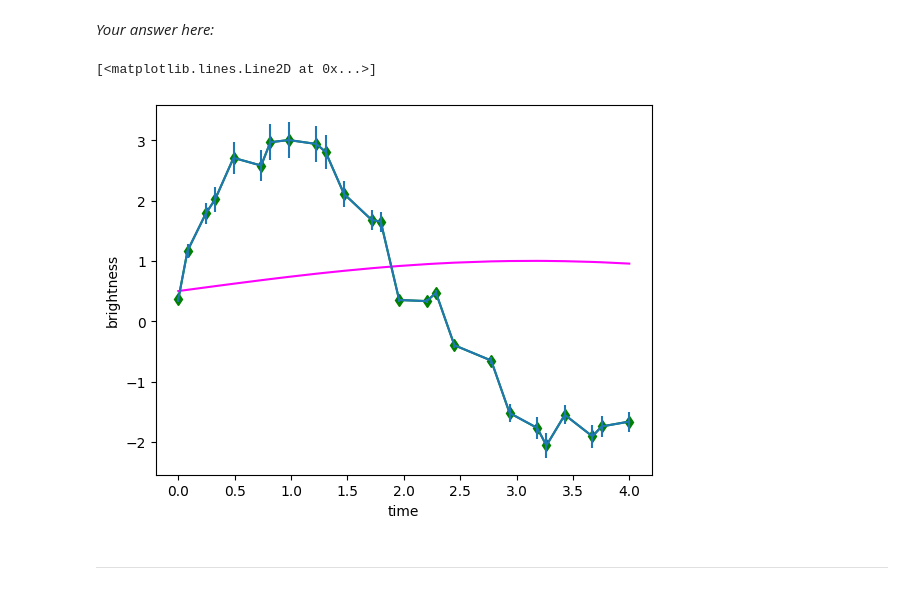
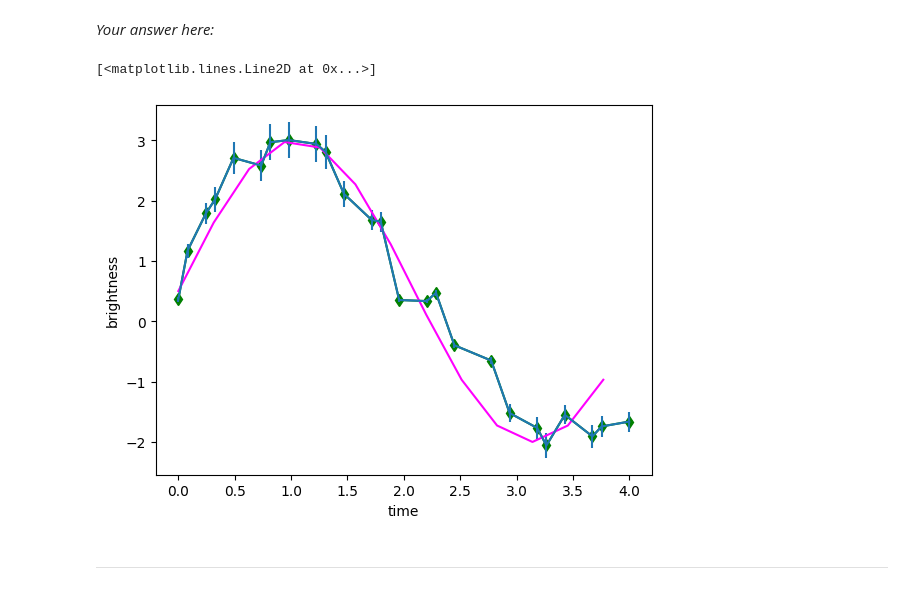
Before and after one commit to prayas-thapa22/jupyter_practice, a Jupyter notebook: Chapter1/Chapter1_yourturn.ipynb, the cells around one changed output. Cells and saved outputs as stored; diff of their text form; code cells hidden in the pictures.

```diff
--- a/Chapter1/Chapter1_yourturn.ipynb
+++ b/Chapter1/Chapter1_yourturn.ipynb
@@ -61,29 +61,30 @@ Day 0 marks the time of the explosion.
 # %%
 #1
 time = np.array([0,0.08163265, 0.24489796, 0.32653061,
 0.48979592, 0.73469388, 0.81632653,
 0.97959184 , 1.2244898 , 1.30612245,
 1.46938776 ,1.71428571, 1.79591837, 1.95918367 , 2.20408163, 2.28571429,
 2.44897959 , 2.7755102, 2.93877551 , 3.18367347 , 3.26530612 , 3.42857143 , 3.67346939, 3.75510204 , 4. ])
 
 brightness = np.array([0.36253211, 1.16748232 , 1.78775018, 2.01934344 , 2.70657393 , 2.57897185, 2.96562829 , 3.00174824 , 2.93663326, 2.80591525 , 2.11027035 , 1.67940753, 1.64772549 , 0.3513817 , 0.33366962, 0.47097419 , -0.39790443, -0.65133529, -1.52086508 , -1.76831912, -2.05865798, -1.55083722 ,-1.90755375 , -1.74307249, -1.66250842])
 
 plt.plot(time, brightness, c='green', marker='d')
 plt.xlabel('time')
 plt.ylabel('brightness')
 #2
 est_error = abs(0.1 * brightness)
 plt.errorbar(time, brightness, yerr=est_error, fmt='')
 #3
-a = 0.5
-b = 0.5
+a = 2.5
+b = 1.5
 c = 0.5
-#y = a * np.sin(b * ) + c
+x = np.arange(0,4, 0.1 * np.pi)
+y = a * np.sin(b * x) + c
 
-#plt.plot(, y, c='magenta')
+plt.plot(x, y, c='magenta')
 # %% [output]
 [<matplotlib.lines.Line2D at 0x...>]
-[figure, old version]
+[figure, new version]
 # %% [markdown]
 ***
 # %% [markdown]
```
